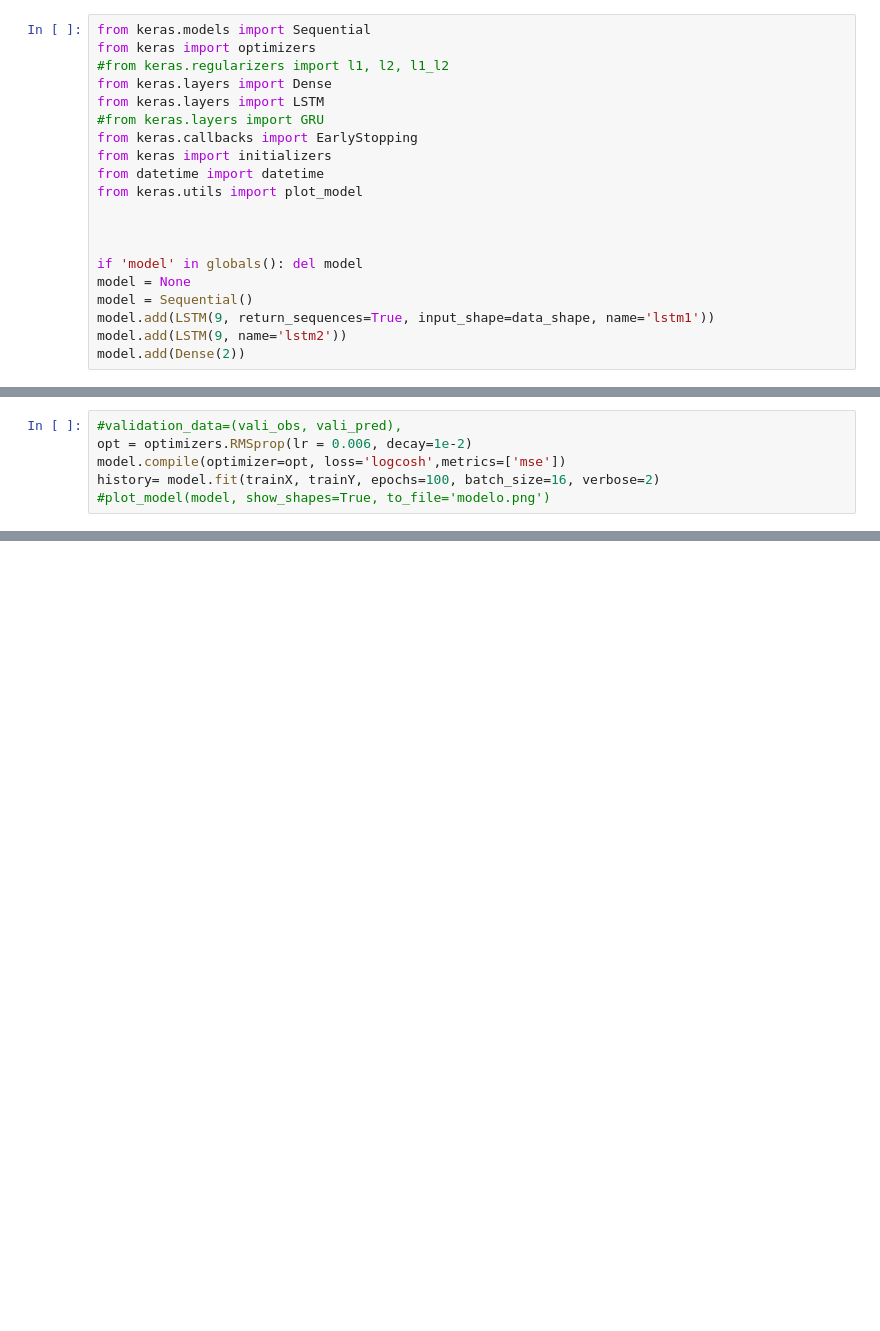
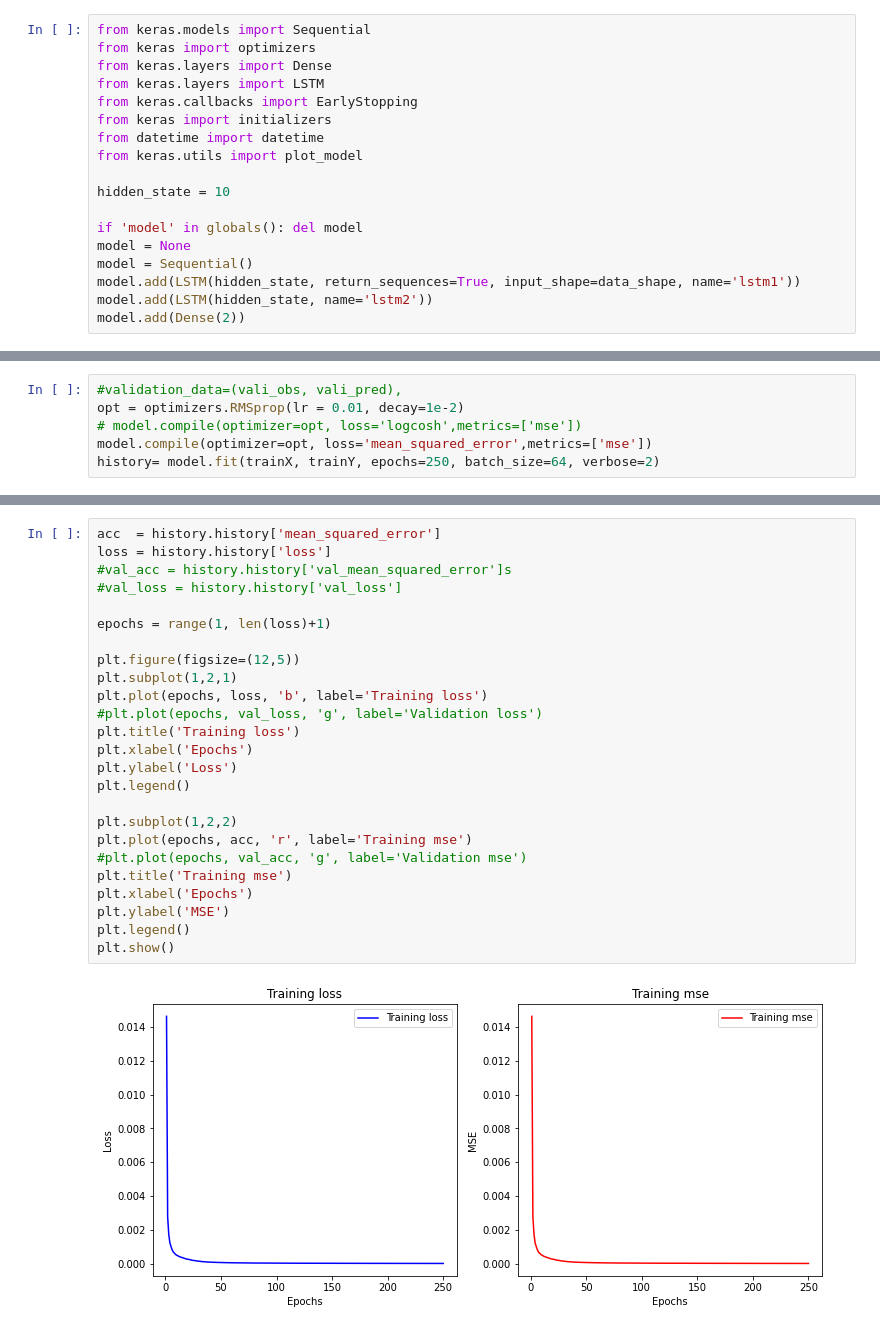
Before and after one commit to cimat-ris/OF-PathPred, a Jupyter notebook: LSTM-XY/LSTM-X-Y.ipynb, the cells around one changed output, grey strips where cells are left out. Cells and saved outputs as stored; diff of their text form; blank space fills up the shorter version.

Commit message:
Simplified a bit the notebook associated to LSTM model

```diff
--- a/LSTM-XY/LSTM-X-Y.ipynb
+++ b/LSTM-XY/LSTM-X-Y.ipynb
@@ -242,20 +241,18 @@ np.shape(trainX)
 # %%
 from keras.models import Sequential
 from keras import optimizers
-#from keras.regularizers import l1, l2, l1_l2
 from keras.layers import Dense
 from keras.layers import LSTM
-#from keras.layers import GRU
 from keras.callbacks import EarlyStopping
 from keras import initializers
 from datetime import datetime
 from keras.utils import plot_model
 
-
+hidden_state = 10
 
 if 'model' in globals(): del model
 model = None
 model = Sequential()
-model.add(LSTM(9, return_sequences=True, input_shape=data_shape, name='lstm1'))
-model.add(LSTM(9, name='lstm2'))
+model.add(LSTM(hidden_state, return_sequences=True, input_shape=data_shape, name='lstm1'))
+model.add(LSTM(hidden_state, name='lstm2'))
 model.add(Dense(2))
@@ -264,6 +282,6 @@ model.summary()
 # %%
 #validation_data=(vali_obs, vali_pred),
-opt = optimizers.RMSprop(lr = 0.006, decay=1e-2)
-model.compile(optimizer=opt, loss='logcosh',metrics=['mse'])
-history= model.fit(trainX, trainY, epochs=100, batch_size=16, verbose=2)
-#plot_model(model, show_shapes=True, to_file='modelo.png')
+opt = optimizers.RMSprop(lr = 0.01, decay=1e-2)
+# model.compile(optimizer=opt, loss='logcosh',metrics=['mse'])
+model.compile(optimizer=opt, loss='mean_squared_error',metrics=['mse'])
+history= model.fit(trainX, trainY, epochs=250, batch_size=64, verbose=2)
@@ -808,0 +311,27 @@ FDE
+# %%
+acc  = history.history['mean_squared_error']
+loss = history.history['loss']
+#val_acc = history.history['val_mean_squared_error']s
+#val_loss = history.history['val_loss']
+
+epochs = range(1, len(loss)+1)
+
+plt.figure(figsize=(12,5))
+plt.subplot(1,2,1)
+plt.plot(epochs, loss, 'b', label='Training loss')
+#plt.plot(epochs, val_loss, 'g', label='Validation loss')
+plt.title('Training loss')
+plt.xlabel('Epochs')
+plt.ylabel('Loss')
+plt.legend()
+
+plt.subplot(1,2,2)
+plt.plot(epochs, acc, 'r', label='Training mse')
+#plt.plot(epochs, val_acc, 'g', label='Validation mse')
+plt.title('Training mse')
+plt.xlabel('Epochs')
+plt.ylabel('MSE')
+plt.legend()
+plt.show()
+# %% [output]
+[figure, added]
```
Also changed, not shown: parts of 81 cells of this notebook.
